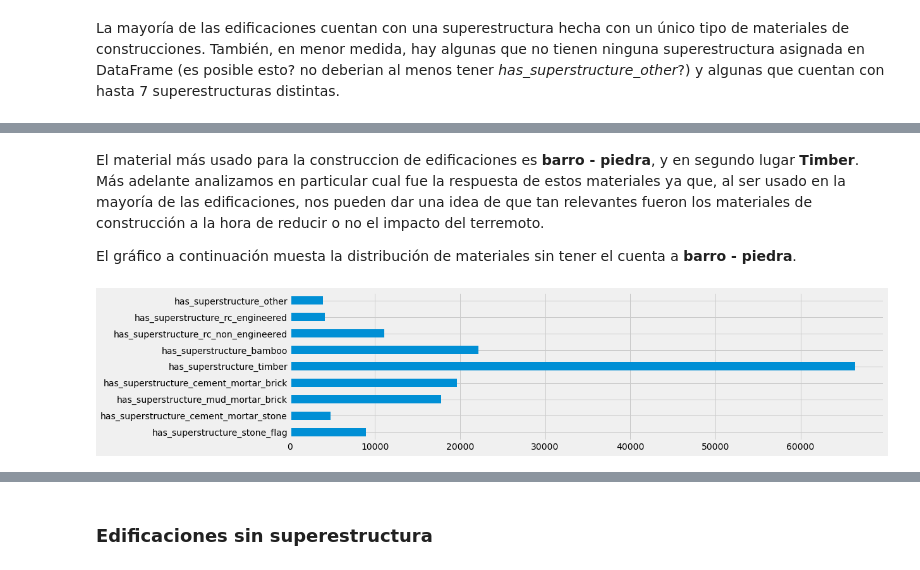
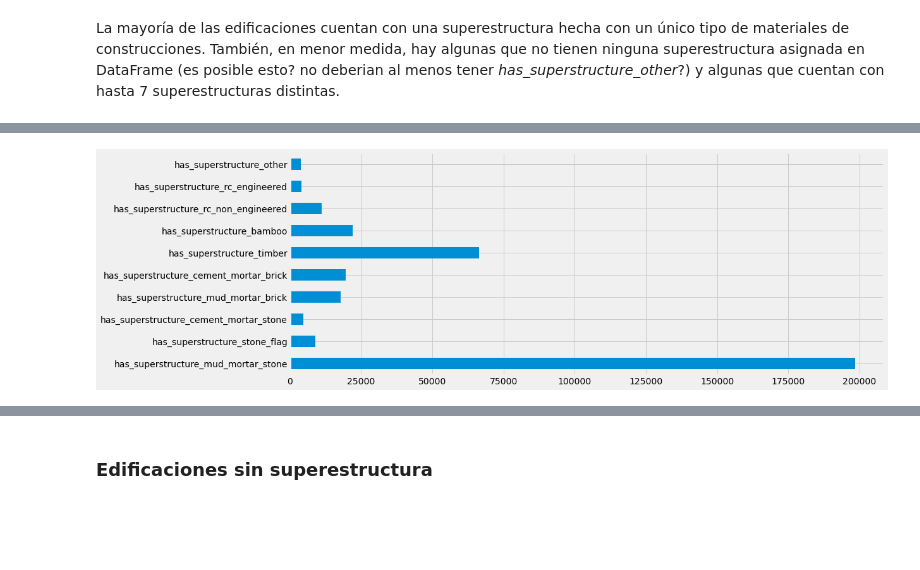
Before and after one commit to franvinas/7506-tp1, a Jupyter notebook: tp1.ipynb, the cells around one changed output, grey strips where cells are left out. Drawn from its saved outputs; the diff is of its cells as text; code cells hidden in the pictures; blank space fills up the shorter version.

```diff
--- a/tp1.ipynb
+++ b/tp1.ipynb
@@ -569,9 +550,5 @@ plt.show()
-# %% [markdown]
-El material más usado para la construccion de edificaciones es **barro - piedra**, y en segundo lugar **Timber**. Más adelante analizamos en particular cual fue la respuesta de estos materiales ya que, al ser usado en la mayoría de las edificaciones, nos pueden dar una idea de que tan relevantes fueron los materiales de construcción a la hora de reducir o no el impacto del terremoto.
-
-El gráfico a continuación muesta la distribución de materiales sin tener el cuenta a **barro - piedra**.
-# %%
-superstructure_raw.sum().iloc[1:-2].plot(kind='barh', figsize=(15,4))
-plt.show()
-# %% [output]
-[figure, removed]
+# %%
+superstructure_raw.sum().iloc[:-2].plot(kind='barh', figsize=(15,6))
+plt.show()
+# %% [output]
+[figure, added]
```
Also changed, not shown: parts of 48 cells of this notebook.
